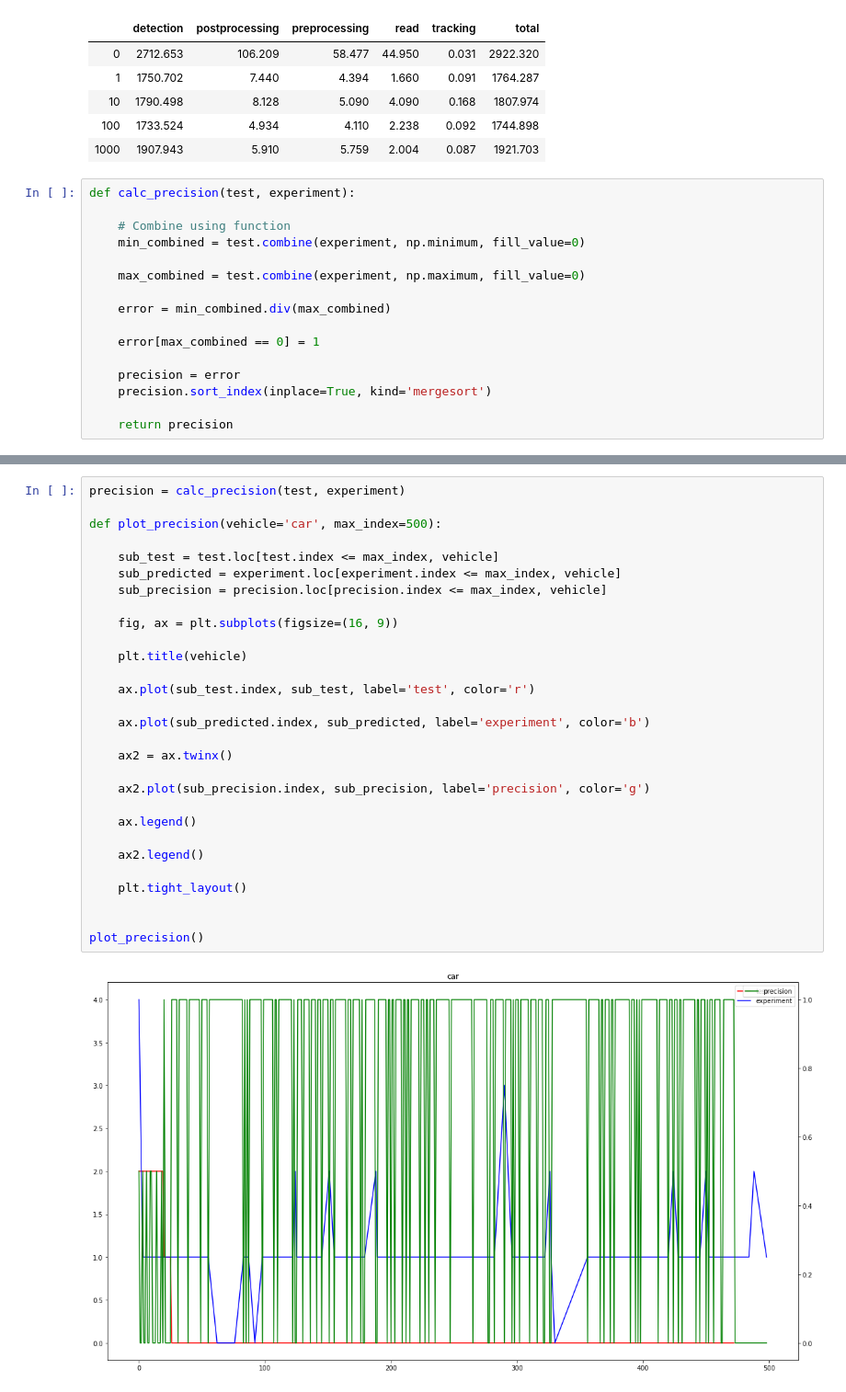
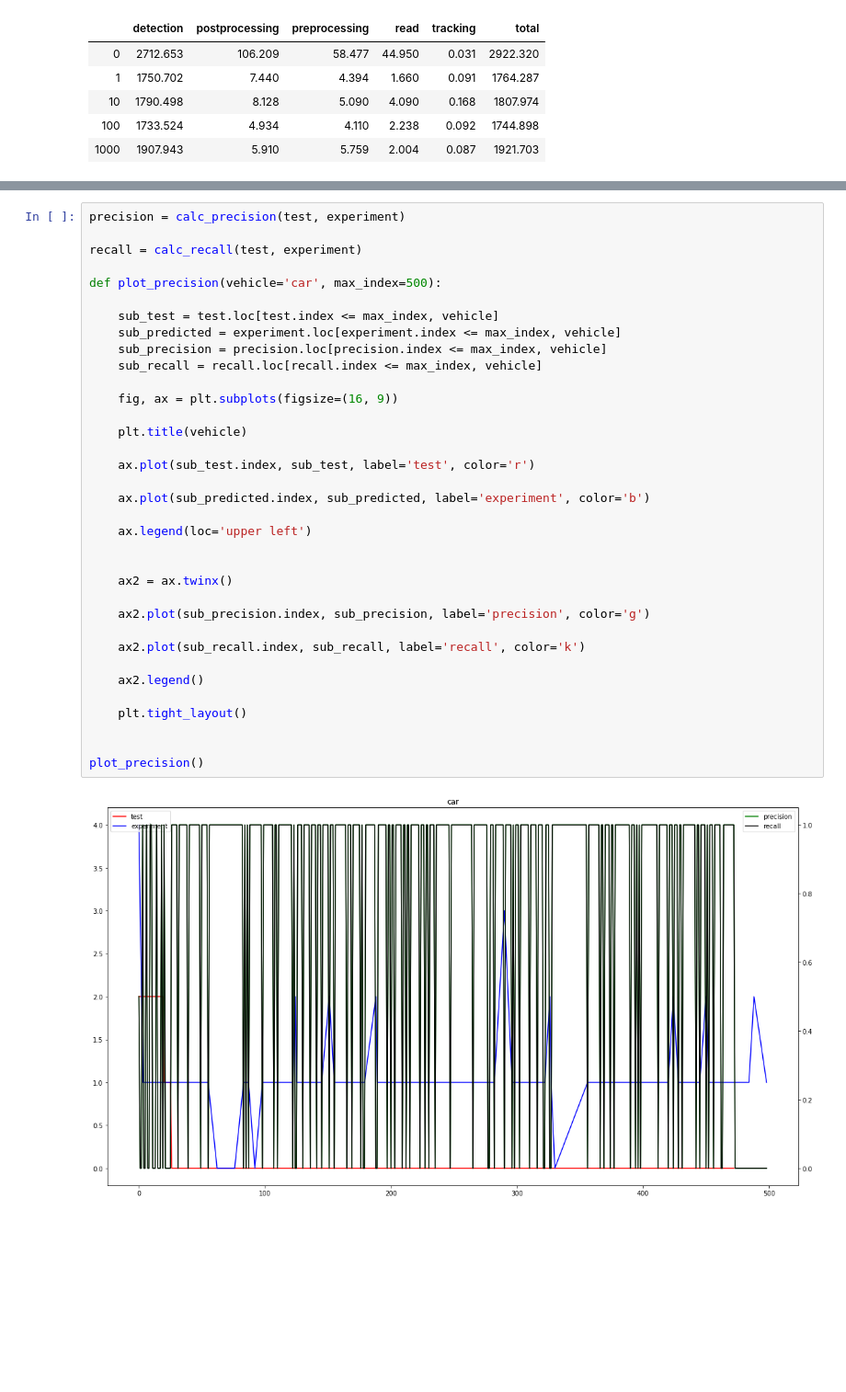
Before and after one commit to vvc-unal/vvc, a Jupyter notebook: notebooks/Results.ipynb, the cells around one changed output, grey strips where cells are left out. Shown at 92% size. Cells and saved outputs as stored; diff of their text form; blank space fills up the shorter version.

```diff
--- a/notebooks/Results.ipynb
+++ b/notebooks/Results.ipynb
@@ -179,19 +183,3 @@ times.iloc[:].head()
 | 10 | 1790.498 | 8.128 | 5.090 | 4.090 | 0.168 | 1807.974 |
 | 100 | 1733.524 | 4.934 | 4.110 | 2.238 | 0.092 | 1744.898 |
 | 1000 | 1907.943 | 5.910 | 5.759 | 2.004 | 0.087 | 1921.703 |
-# %%
-def calc_precision(test, experiment):
-
-    # Combine using function
-    min_combined = test.combine(experiment, np.minimum, fill_value=0)
-
-    max_combined = test.combine(experiment, np.maximum, fill_value=0)
-
-    error = min_combined.div(max_combined)
-
-    error[max_combined == 0] = 1
-
-    precision = error
-    precision.sort_index(inplace=True, kind='mergesort')
-
-    return precision
@@ -198,33 +228,39 @@ def calc_precision(test, experiment):
 # %%
 precision = calc_precision(test, experiment)
+
+recall = calc_recall(test, experiment)
 
 def plot_precision(vehicle='car', max_index=500):
 
     sub_test = test.loc[test.index <= max_index, vehicle]
     sub_predicted = experiment.loc[experiment.index <= max_index, vehicle]
     sub_precision = precision.loc[precision.index <= max_index, vehicle]
+    sub_recall = recall.loc[recall.index <= max_index, vehicle]
 
     fig, ax = plt.subplots(figsize=(16, 9))
 
     plt.title(vehicle)
 
     ax.plot(sub_test.index, sub_test, label='test', color='r')
 
     ax.plot(sub_predicted.index, sub_predicted, label='experiment', color='b')
 
+    ax.legend(loc='upper left')
+
+
     ax2 = ax.twinx()
 
     ax2.plot(sub_precision.index, sub_precision, label='precision', color='g')
 
-    ax.legend()
+    ax2.plot(sub_recall.index, sub_recall, label='recall', color='k')
 
     ax2.legend()
 
     plt.tight_layout()
 
 
 plot_precision()
 # %% [output]
-[figure, old version]
+[figure, new version]
 # %%
 test = counts_cvat_to_df(test_file)
```
Also changed, not shown: parts of 8 cells of this notebook, 6 other files.
